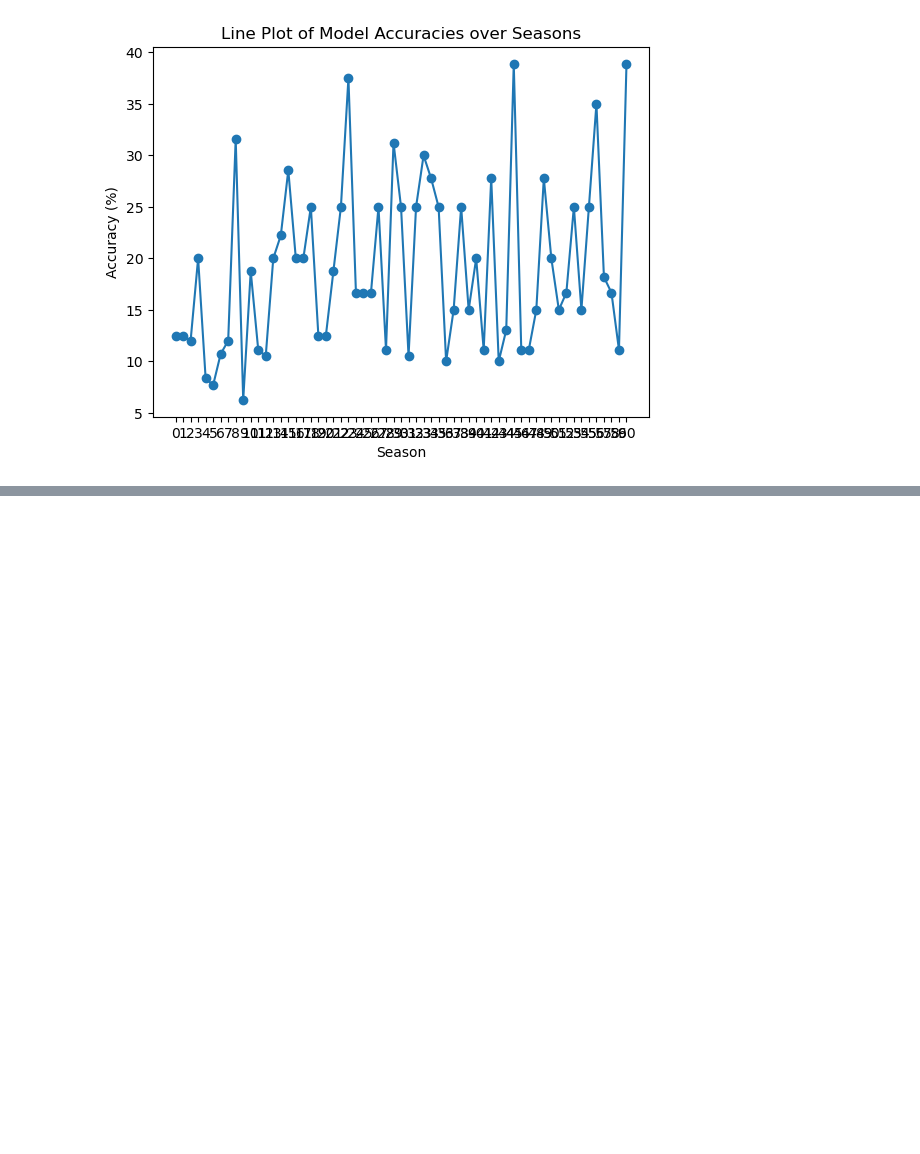
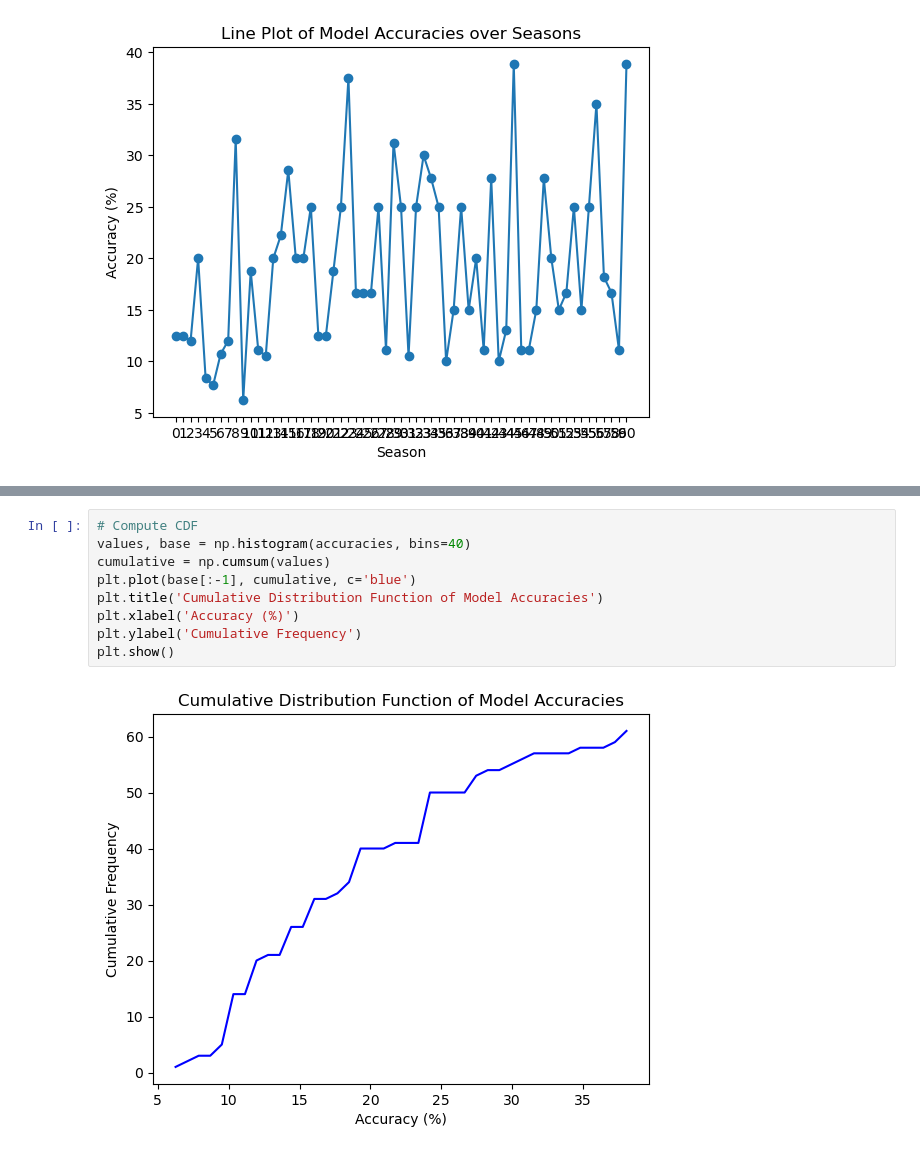
Before and after one commit to DotSumWedge/SurvivorAnalysis, a Jupyter notebook: SurvivorModeling.ipynb, the cells around one changed output, grey strips where cells are left out. Saved outputs shown, nothing was run; the diff lists cells and outputs as text; blank space fills up the shorter version.

```diff
--- a/SurvivorModeling.ipynb
+++ b/SurvivorModeling.ipynb
@@ -547,0 +564,11 @@ plt.show()
+# %%
+# Compute CDF
+values, base = np.histogram(accuracies, bins=40)
+cumulative = np.cumsum(values)
+plt.plot(base[:-1], cumulative, c='blue')
+plt.title('Cumulative Distribution Function of Model Accuracies')
+plt.xlabel('Accuracy (%)')
+plt.ylabel('Cumulative Frequency')
+plt.show()
+# %% [output]
+[figure, added]
```
Also changed, not shown: parts of 3 cells of this notebook.
